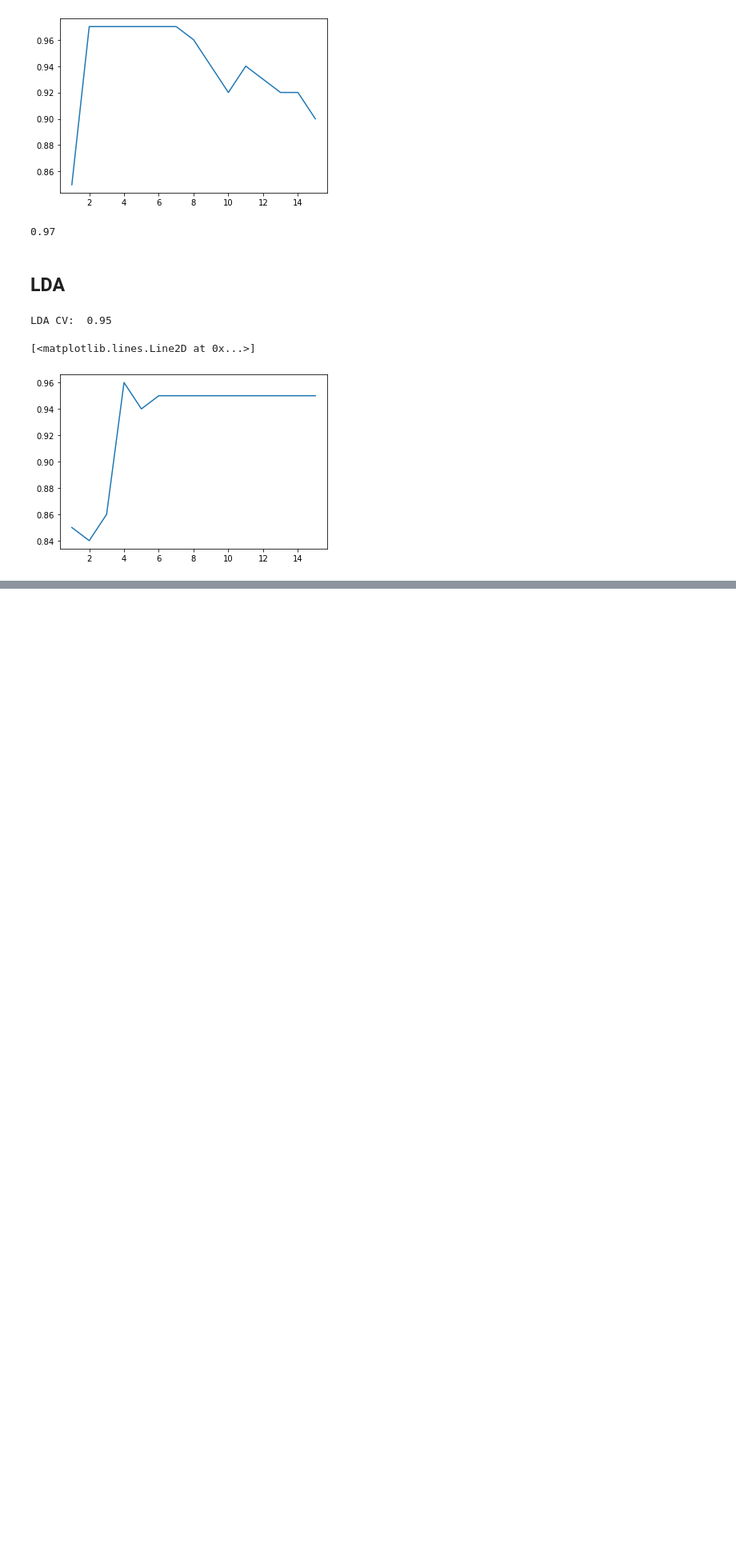
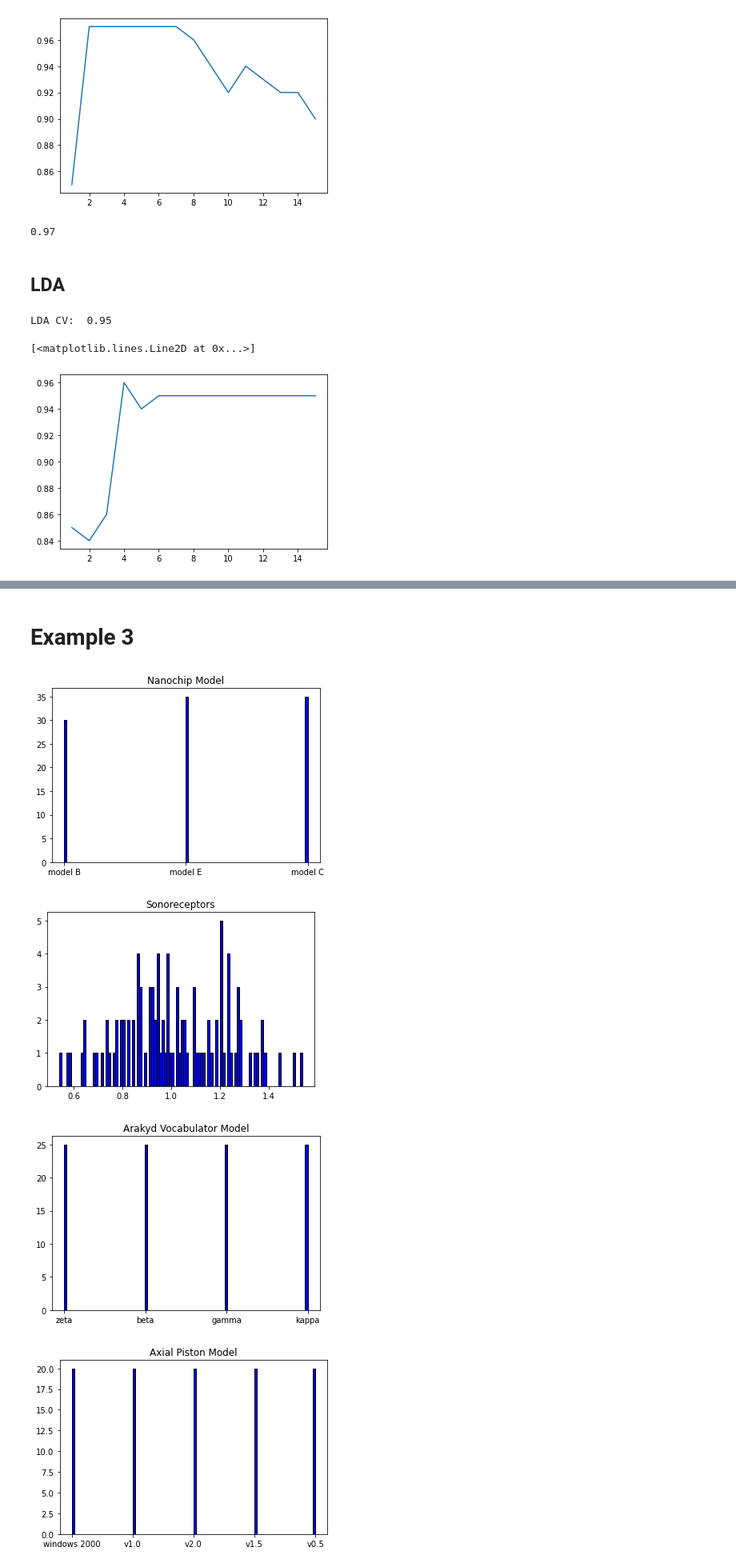
Before and after one commit to mclovin911/SI649RoboGame, a Jupyter notebook: ML.ipynb, the cells around one changed output, grey strips where cells are left out. Shown: that part at 80% size. Cells and saved outputs as stored; diff of their text form; code cells hidden in the pictures; blank space fills up the shorter version.

```diff
--- a/ML.ipynb
+++ b/ML.ipynb
@@ -271,0 +295,11 @@ plt.plot(np.abs(param_num), score)
+# %% [markdown]
+# Example 3
+# %%
+ex3 = pd.read_csv('./robogame-v0.5/server/example3/examplematch3.robotdata.csv')
+X, Y = productivity_data(ex3)
+class_Y = [1 if x > 0 else 0 for x in Y]
+# %% [output]
+[figure, added]
+[figure, added]
+[figure, added]
+[figure, added]
```
Also changed, not shown: parts of 39 cells of this notebook.
